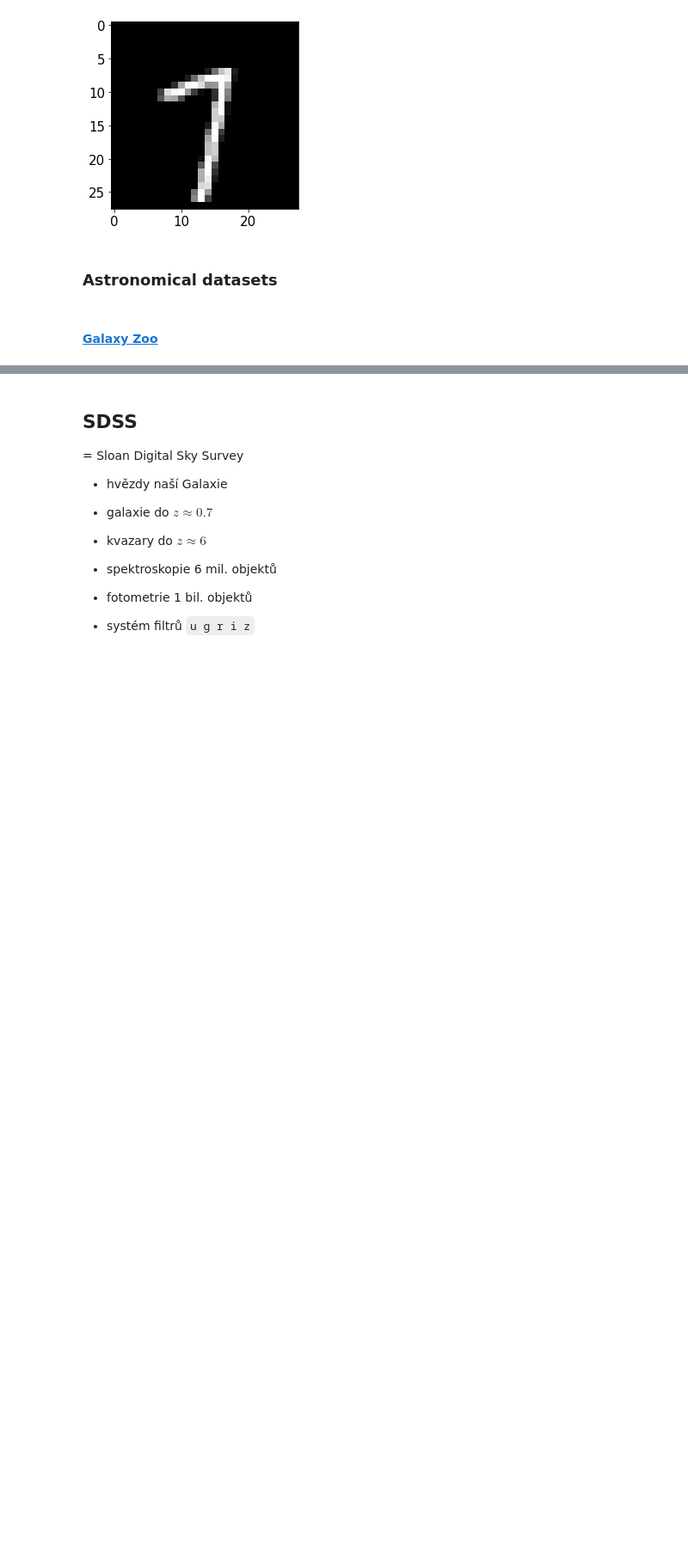
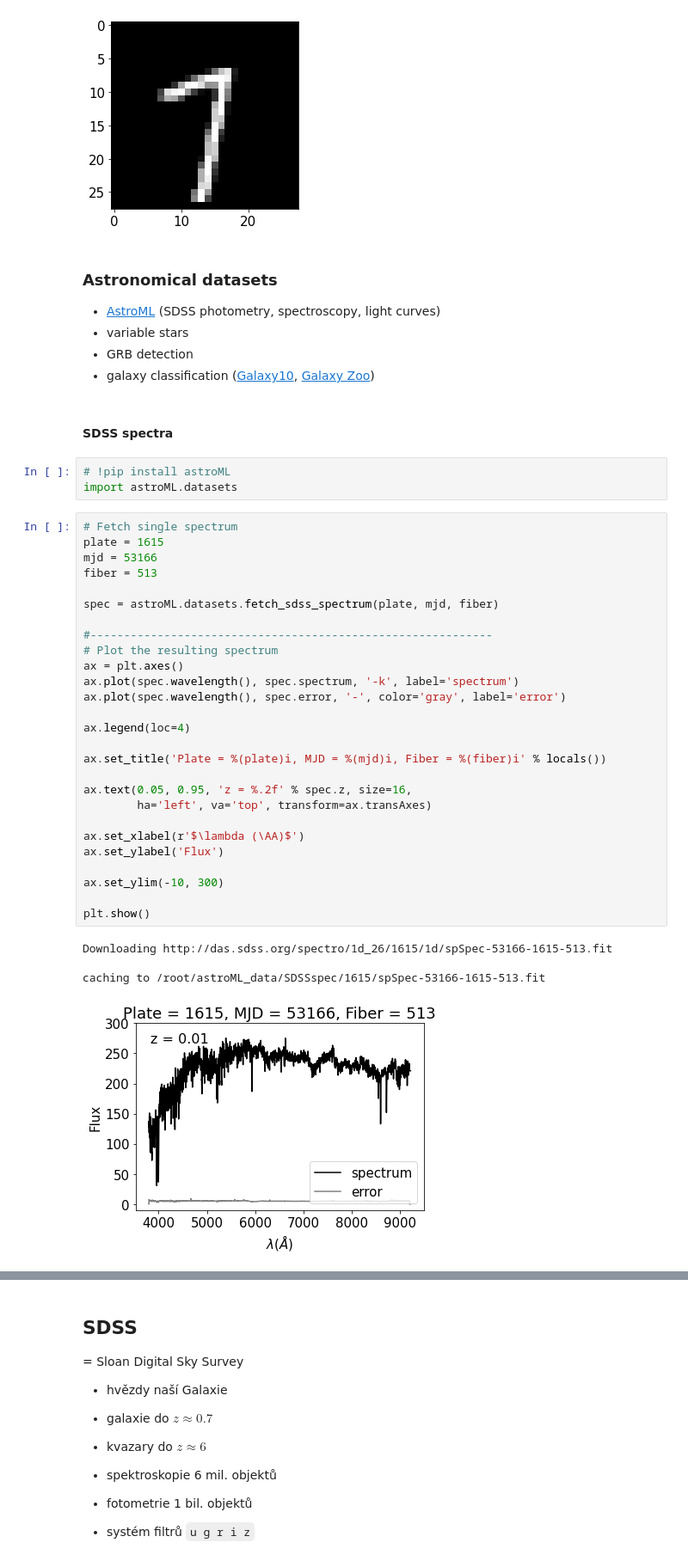
Before and after one commit to tomasplsek/AstroML, a Jupyter notebook: 02_decision_tree.ipynb, the cells around one changed output, grey strips where cells are left out. Shown at 86% size. Drawn from its saved outputs; the diff is of its cells as text; blank space fills up the shorter version.

```diff
--- a/02_decision_tree.ipynb
+++ b/02_decision_tree.ipynb
@@ -155,5 +148,45 @@ x_train.shape
 [figure]
 # %% [markdown]
 ### **Astronomical datasets**
+
+- [AstroML](https://www.astroml.org/user_guide/datasets.html) (SDSS photometry, spectroscopy, light curves)
+- variable stars
+- GRB detection
+- galaxy classification ([Galaxy10](https://astronn.readthedocs.io/en/latest/#), [Galaxy Zoo](https://www.kaggle.com/competitions/galaxy-zoo-the-galaxy-challenge/data))
-# %% [markdown]
-#### **[Galaxy Zoo](https://www.kaggle.com/competitions/galaxy-zoo-the-galaxy-challenge/data)**
+# %% [markdown]
+#### **SDSS spectra**
+# %%
+# !pip install astroML
+import astroML.datasets
+# %%
+# Fetch single spectrum
+plate = 1615
+mjd = 53166
+fiber = 513
+
+spec = astroML.datasets.fetch_sdss_spectrum(plate, mjd, fiber)
+
+#------------------------------------------------------------
+# Plot the resulting spectrum
+ax = plt.axes()
+ax.plot(spec.wavelength(), spec.spectrum, '-k', label='spectrum')
+ax.plot(spec.wavelength(), spec.error, '-', color='gray', label='error')
+
+ax.legend(loc=4)
+
+ax.set_title('Plate = %(plate)i, MJD = %(mjd)i, Fiber = %(fiber)i' % locals())
+
+ax.text(0.05, 0.95, 'z = %.2f' % spec.z, size=16,
+        ha='left', va='top', transform=ax.transAxes)
+
+ax.set_xlabel(r'$\lambda (\AA)$')
+ax.set_ylabel('Flux')
+
+ax.set_ylim(-10, 300)
+
+plt.show()
+# %% [output]
+Downloading http://das.sdss.org/spectro/1d_26/1615/1d/spSpec-53166-1615-513.fit
+
+caching to /root/astroML_data/SDSSspec/1615/spSpec-53166-1615-513.fit
+[figure, added]
```
Also changed, not shown: parts of 8 cells of this notebook.
